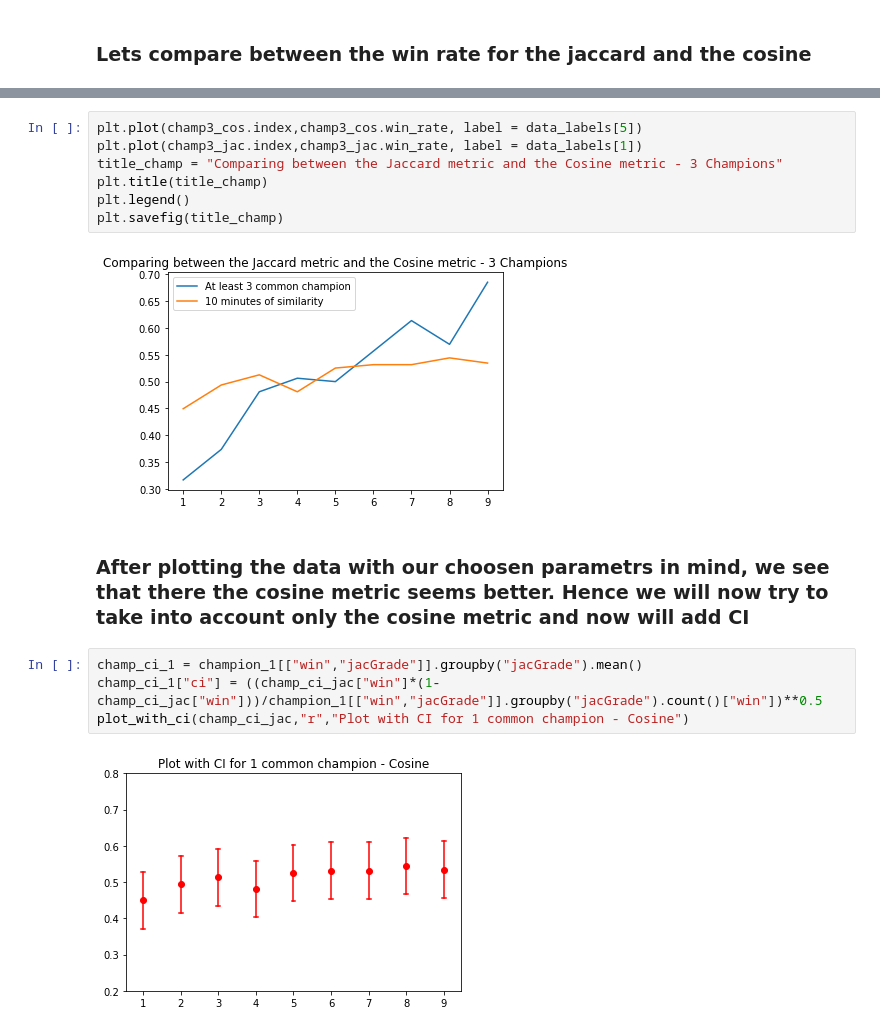
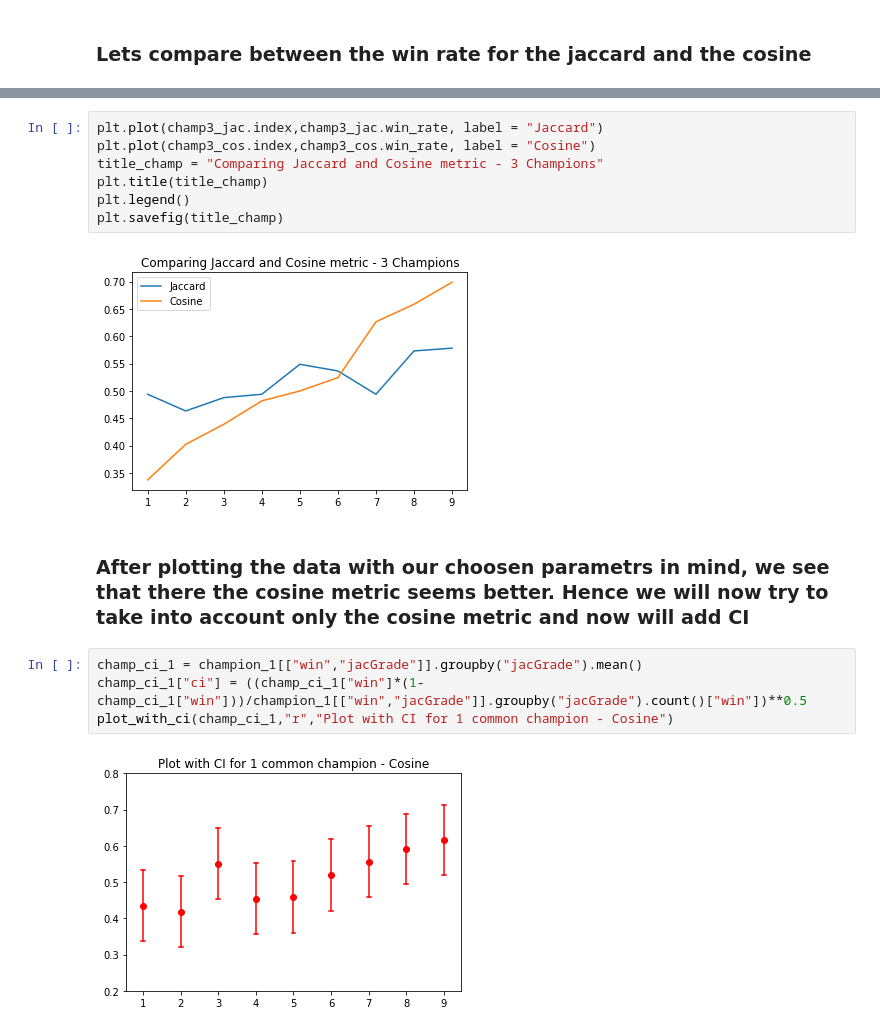
Before and after one commit to yarinsch/Group23Needle, a Jupyter notebook: DataAnalysis.ipynb, the cells around one changed output, grey strips where cells are left out. Saved outputs shown, nothing was run; the diff lists cells and outputs as text.

```diff
--- a/DataAnalysis.ipynb
+++ b/DataAnalysis.ipynb
@@ -334,19 +330,19 @@ plt.savefig(title_time)
 # %%
-plt.plot(champ3_cos.index,champ3_cos.win_rate, label = data_labels[5])
-plt.plot(champ3_jac.index,champ3_jac.win_rate, label = data_labels[1])
-title_champ = "Comparing between the Jaccard metric and the Cosine metric - 3 Champions"
+plt.plot(champ3_jac.index,champ3_jac.win_rate, label = "Jaccard")
+plt.plot(champ3_cos.index,champ3_cos.win_rate, label = "Cosine")
+title_champ = "Comparing Jaccard and Cosine metric - 3 Champions"
 plt.title(title_champ)
 plt.legend()
 plt.savefig(title_champ)
 # %% [output]
-[figure, old version]
+[figure, new version]
 # %% [markdown]
 ### After plotting the data with our choosen parametrs in mind, we see that there the cosine metric seems better. Hence we will now try to take into account only the cosine metric and now will add CI
 # %%
 champ_ci_1 = champion_1[["win","jacGrade"]].groupby("jacGrade").mean()
-champ_ci_1["ci"] = ((champ_ci_jac["win"]*(1-champ_ci_jac["win"]))/champion_1[["win","jacGrade"]].groupby("jacGrade").count()["win"])**0.5
-plot_with_ci(champ_ci_jac,"r","Plot with CI for 1 common champion - Cosine")
+champ_ci_1["ci"] = ((champ_ci_1["win"]*(1-champ_ci_1["win"]))/champion_1[["win","jacGrade"]].groupby("jacGrade").count()["win"])**0.5
+plot_with_ci(champ_ci_1,"r","Plot with CI for 1 common champion - Cosine")
 # %% [output]
-[figure, old version]
+[figure, new version]
 # %%
 champ_ci_3 = champion_3[["win","cosGrade"]].groupby("cosGrade").mean()
```
Also changed, not shown: parts of 14 cells of this notebook.
